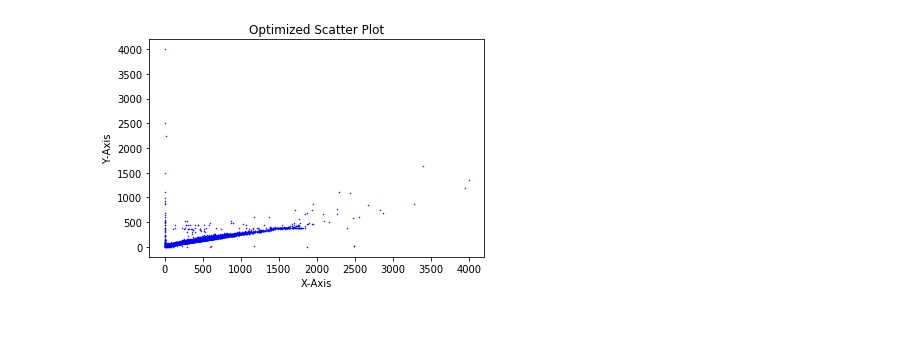
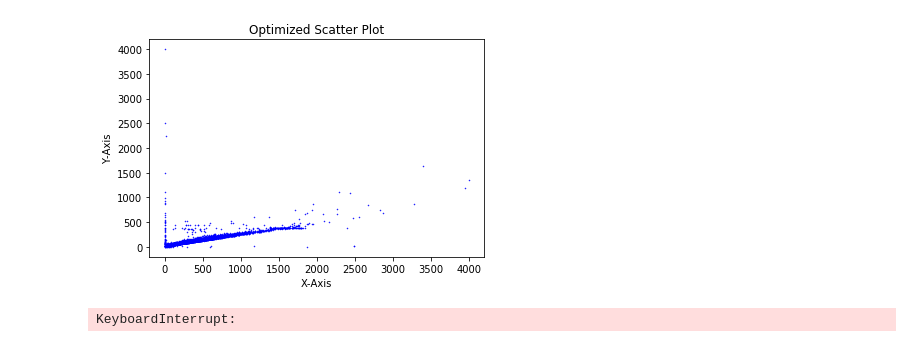
Before and after one commit to ch-sc/BDAPRO_optimized_visualization_pipeline, a Jupyter notebook: notebooks/plots.ipynb, the cells around one changed output. Drawn from its saved outputs; the diff is of its cells as text; code cells hidden in the pictures.

```diff
--- a/notebooks/plots.ipynb
+++ b/notebooks/plots.ipynb
@@ -1,18 +20,7 @@
 # %%
-#import urllib.request
-import http.client
-import json
-import numpy as np
-import matplotlib.mlab as mlab
-import matplotlib.pyplot as plt
+# functions
 
-
-baseEndpoint = "localhost:8082"
-basePath = "/2d/scatter"
-baseUri = baseEndpoint + basePath
-
-
-def scatterPlot(x=100,y=100):
+def getData(x=100,y=100):
     relativePath = "{}?x={}&y={}".format(basePath,x,y)
     conn = http.client.HTTPConnection(baseEndpoint)
     conn.request("GET", relativePath)
@@ -25,15 +33,19 @@ def scatterPlot(x=100,y=100):
         payload = r1.read()
         jsonPayload = payload.decode('utf-8')
         return json.loads(jsonPayload)
+
+
+def scatterPlot(data):
+    grid = np.array(data)
+    plt.scatter(grid[:,0], grid[:,1], c='b', marker='.', s=1)
+    plt.title('Optimized Scatter Plot')
+    plt.xlabel('X-Axis')
+    plt.ylabel('Y-Axis')
+    plt.show()
+    plt.close()
-# %%
-data = scatterPlot(4000,4000)
-
-grid = np.array(data)
-plt.scatter(grid[:,0], grid[:,1], c='b', marker='.', s=1)
-plt.title('Optimized Scatter Plot')
-plt.xlabel('X-Axis')
-plt.ylabel('Y-Axis')
-plt.show()
-plt.close()
-# %% [output]
-[figure, removed]
+# %%
+data = getData(4000,4000)
+# %%
+scatterPlot(data)
+# %% [output]
+[figure, added]
@@ -39,0 +57,24 @@ plt.close()
+# %%
+
+
+def consumeQueue(ch, method, properties, body):
+    print(" [x] %r:%r" % (method.routing_key, body))
+
+    # parse message
+    # example message: {"data":[[641378,0,0,0, ... ,0,0]]}
+    jsonPayload = body.decode('utf-8')
+    message = json.loads(jsonPayload)
+    data = message.data
+
+    ch.basic_ack(delivery_tag = method.delivery_tag)
+
+    data = [[1,2,3][1,2,3][3,3,1]]
+
+    scatterPlot(data)
+
+channel.basic_consume(consumeQueue, queue='BDAPRO', no_ack=True)
+
+
+channel.start_consuming()
+# %% [output]
+KeyboardInterrupt:
```
Also changed, not shown: parts of 14 cells of this notebook, 17 other files.
